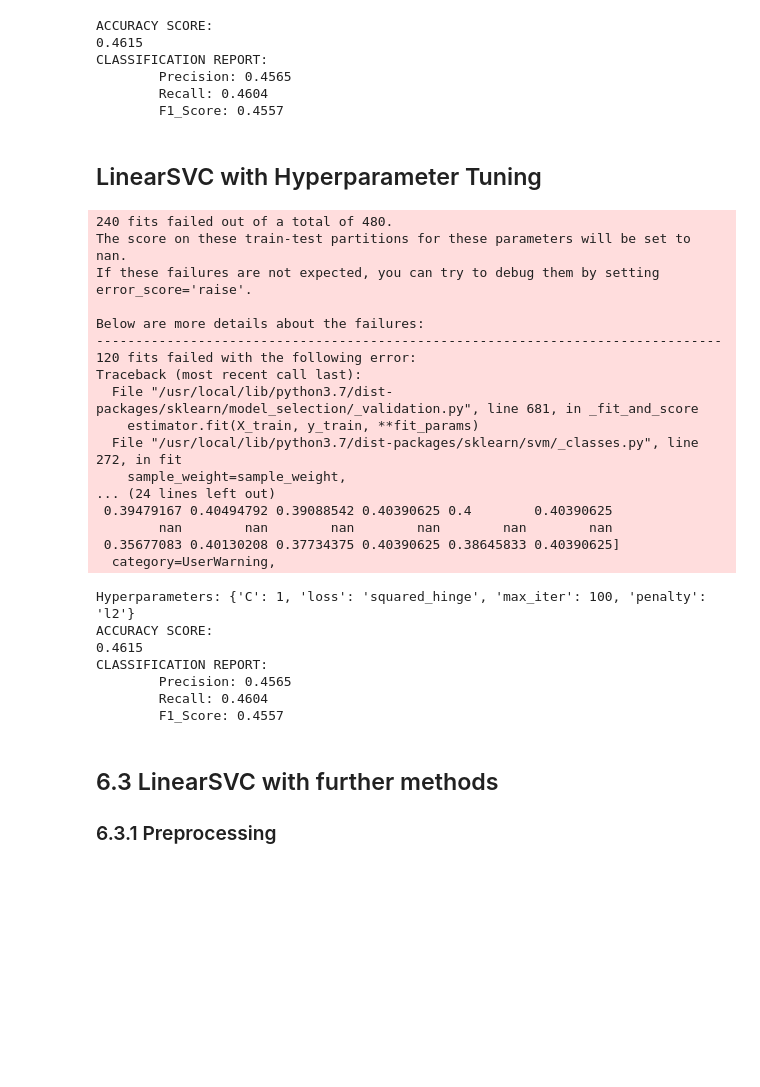
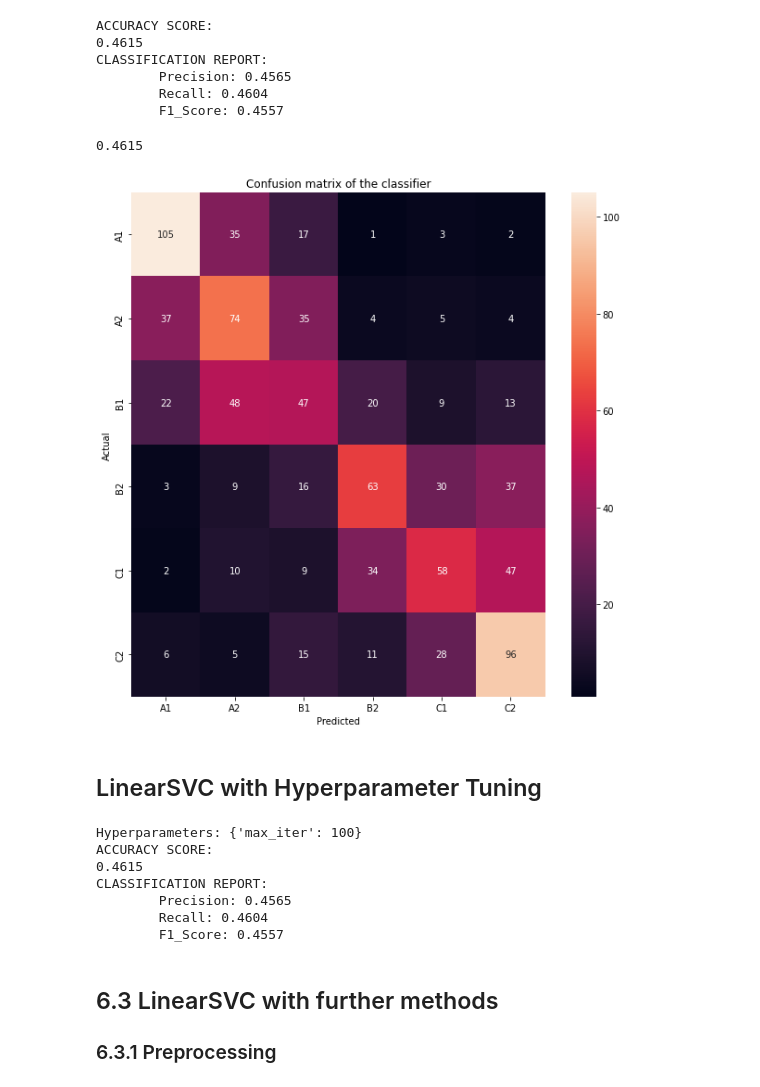
Before and after one commit to chadi-aebi/DMML2021_Rolex, a Jupyter notebook: code/Notebook_Rolex.ipynb, the cells around one changed output. Drawn from its saved outputs; the diff is of its cells as text; code cells hidden in the pictures; blank space fills up the shorter version.

```diff
--- a/code/Notebook_Rolex.ipynb
+++ b/code/Notebook_Rolex.ipynb
@@ -367,5 +401,4 @@ X_train_lr, X_test_lr, y_train_lr, y_test_lr = train_test_split(X_lr, ylabels_lr
 # %%
-X_train_vec_lr = tfidf_vector.fit_transform(X_train_lr).toarray()
-X_test_vec_lr = tfidf_vector.transform(X_test_lr).toarray()
-print(X_train_vec_lr.shape)
-X_train_vec_lr
+#X_train_vec_lr = tfidf_vector.fit_transform(X_train_lr).toarray()
+#X_test_vec_lr = tfidf_vector.transform(X_test_lr).toarray()
+#print(X_train_vec_lr.shape)
@@ -1124,65 +1168,53 @@ CLASSIFICATION REPORT:
         Precision: 0.4565
         Recall: 0.4604
         F1_Score: 0.4557
+# %%
+accuracy_conf_mat(y_test_svc, y_pred_svc)
+# %% [output]
+0.4615
+[figure, added]
 # %% [markdown]
 <h2> LinearSVC with Hyperparameter Tuning
 # %%
 # Define parameters to test
 
 
-grid_svc = [ {'C': [1, 10, 100, 1000],
-              'penalty': ['l1', 'l2'],
-              'loss': ['hinge','squared_hinge'],
-             # 'dual' : ['false', 'true'],
-              'max_iter' : [100, 1000, 10000]}]
+#grid_svc = [ {'C': [1, 10, 100, 1000],
+#              'penalty': ['l1', 'l2'],
+#              'loss': ['hinge','squared_hinge'],
+#             # 'dual' : ['false', 'true'],
+#              'max_iter' : [100, 1000, 10000]}]
 
 #second round
-grid_svc = [
-           # {'C': [1, 10, 100, 1000],
+#grid_svc = [ {
+            #'C': [1, 10, 100, 1000],
             #  'penalty': ['l1', 'l2'],
             #  'loss': ['hinge','squared_hinge'],
              # 'dual' : ['false', 'true'],
-              'max_iter' : [1, 100, 300, 500, 700, 900]}]
+#              'max_iter' : [1, 100, 300, 500, 700, 900]}]
 
 # Define and fit model
 
 #svc = LogisticSVC()
-svc_cv = GridSearchCV(svc, grid_svc, cv=10)
-pipe = Pipeline([('vectorizer', tfidf_vector),
+#svc_cv = GridSearchCV(svc, grid_svc, cv=10)
+#pipe = Pipeline([('vectorizer', tfidf_vector),
                  ('classifier', svc_cv)])
 
-pipe.fit(X_train_svc, y_train_svc)
+#pipe.fit(X_train_svc, y_train_svc)
 
 # Print results
 
-print("Hyperparameters:", svc_cv.best_params_)
-y_pred_svc = pipe.predict(X_test_svc)
-evaluate(y_test_svc, y_pred_svc)
+#print("Hyperparameters:", svc_cv.best_params_)
+#y_pred_svc = pipe.predict(X_test_svc)
+#evaluate(y_test_svc, y_pred_svc)
 # %% [output]
-240 fits failed out of a total of 480.
-The score on these train-test partitions for these parameters will be set to nan.
-If these failures are not expected, you can try to debug them by setting error_score='raise'.
-
-Below are more details about the failures:
---------------------------------------------------------------------------------
-120 fits failed with the following error:
-Traceback (most recent call last):
-  File "/usr/local/lib/python3.7/dist-packages/sklearn/model_selection/_validation.py", line 681, in _fit_and_score
-    estimator.fit(X_train, y_train, **fit_params)
-  File "/usr/local/lib/python3.7/dist-packages/sklearn/svm/_classes.py", line 272, in fit
-    sample_weight=sample_weight,
-... (24 lines left out)
- 0.39479167 0.40494792 0.39088542 0.40390625 0.4        0.40390625
-        nan        nan        nan        nan        nan        nan
- 0.35677083 0.40130208 0.37734375 0.40390625 0.38645833 0.40390625]
-  category=UserWarning,
+Hyperparameters: {'max_iter': 100}
+ACCURACY SCORE:
+0.4615
+CLASSIFICATION REPORT:
+        Precision: 0.4565
+        Recall: 0.4604
+        F1_Score: 0.4557
-Hyperparameters: {'C': 1, 'loss': 'squared_hinge', 'max_iter': 100, 'penalty': 'l2'}
-ACCURACY SCORE:
-0.4615
-CLASSIFICATION REPORT:
-        Precision: 0.4565
-        Recall: 0.4604
-        F1_Score: 0.4557
 # %%
 #safe best parameters
 #Hyperparameters= {'C': 1, 'loss': 'squared_hinge', 'max_iter': 100, 'penalty': 'l2'}
```
Also changed, not shown: parts of 27 cells of this notebook.
